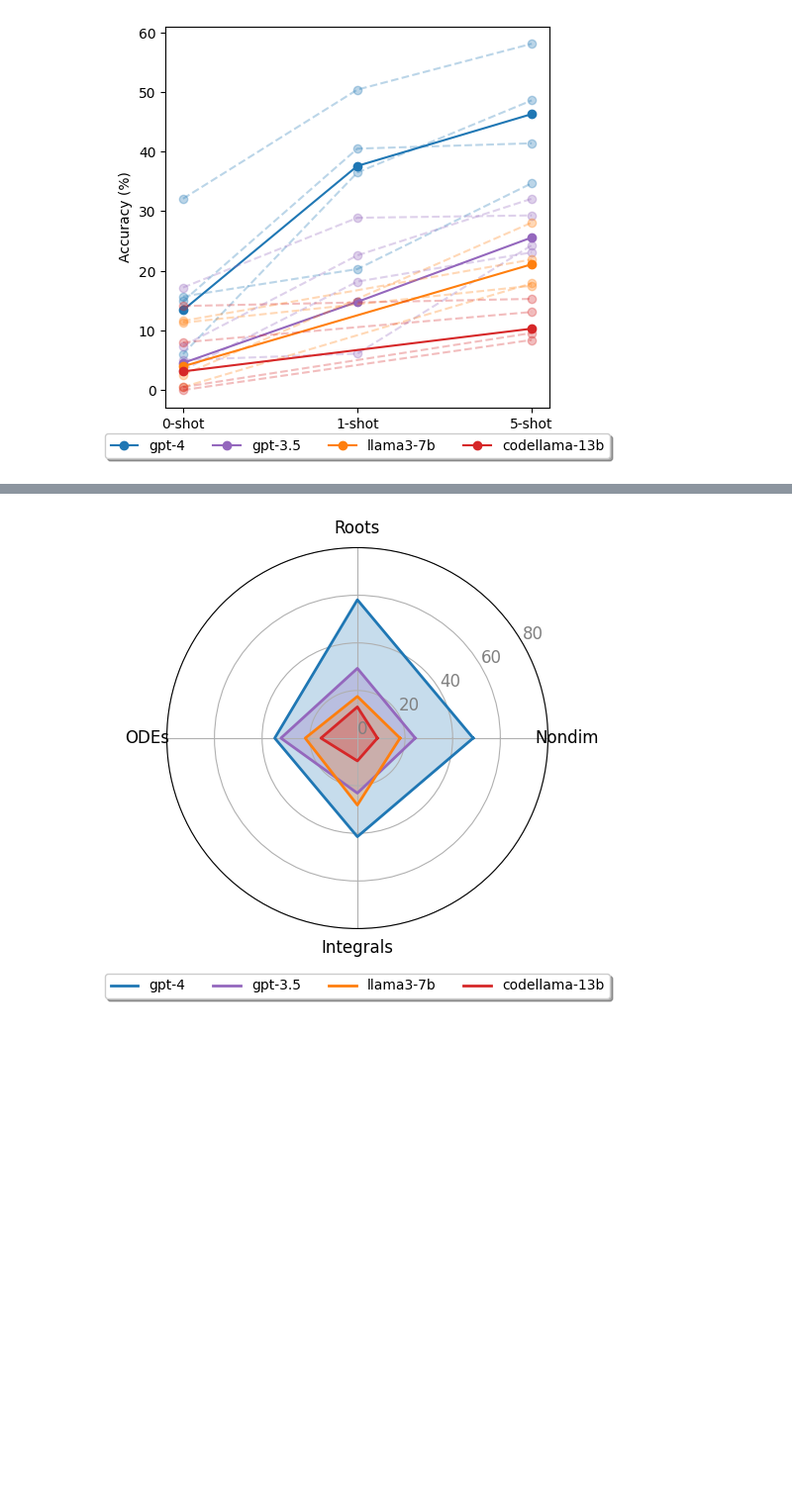
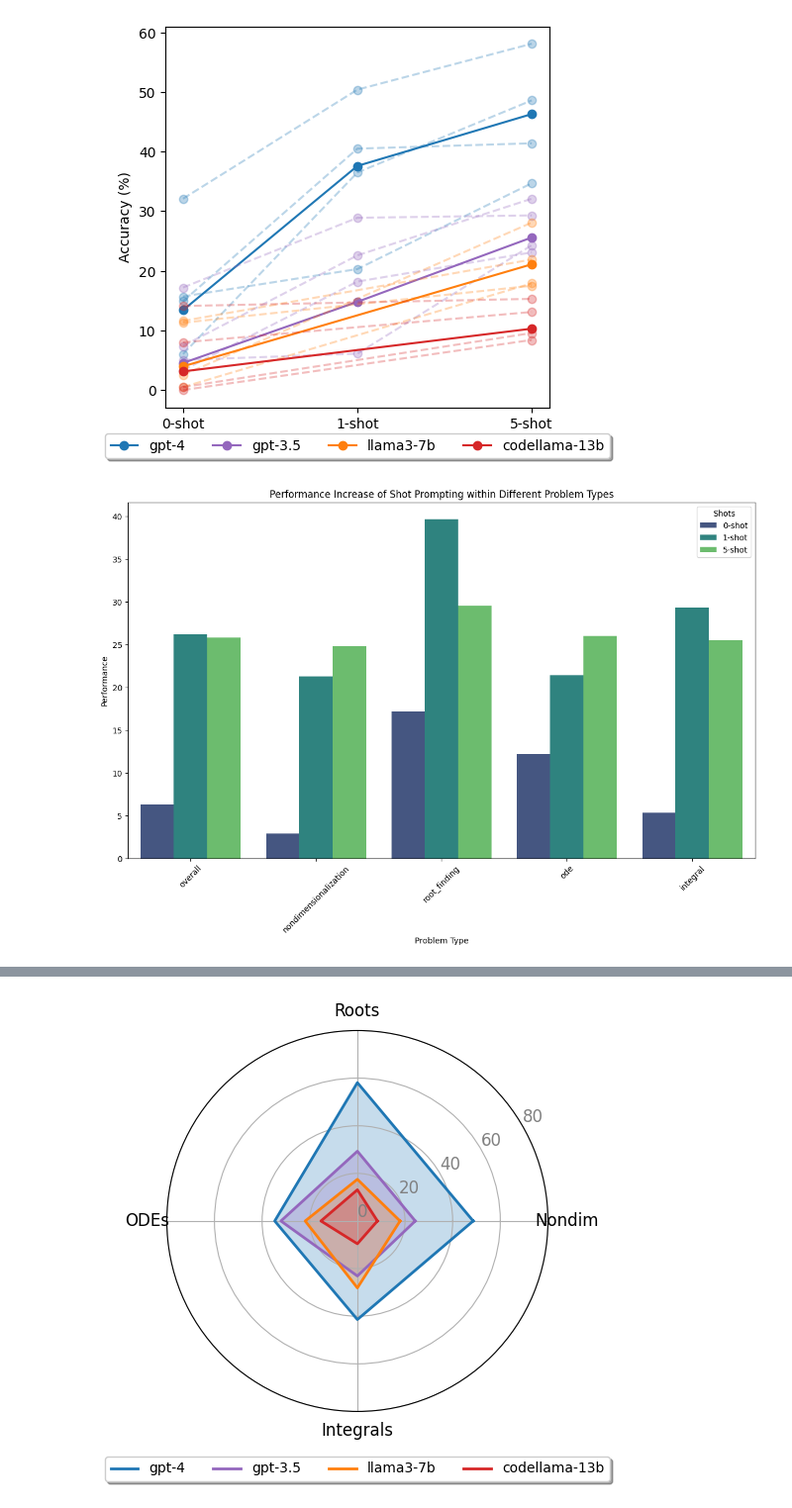
Before and after one commit to sarahmart/HARDMath, a Jupyter notebook: evaluation/paper_plotting.ipynb, the cells around one changed output, grey strips where cells are left out. Shown at 99% size. Cells and saved outputs as stored; diff of their text form; code cells hidden in the pictures; blank space fills up the shorter version.

```diff
--- a/evaluation/paper_plotting.ipynb
+++ b/evaluation/paper_plotting.ipynb
@@ -41,3 +44,22 @@ ax.legend(loc='upper center', bbox_to_anchor=(0.5, -0.05),
 # %% [output]
 <matplotlib.legend.Legend at 0x...>
 [figure]
+# %%
+# Melting the DataFrame to a long format for easier plotting
+df_melted = evalsum_df.melt(id_vars=['problem_type', 'problem_num'], var_name='model_shot', value_name='performance')
+
+# Splitting the 'model_shot' into 'model' and 'shot'
+df_melted[['model', 'shot']] = df_melted['model_shot'].str.split('_', expand=True)
+df_melted['shot'] = df_melted['shot'].replace({'0shot': '0-shot', '1shot': '1-shot', '5shot': '5-shot'})
+
+# Plotting
+plt.figure(figsize=(14, 8))
+sns.barplot(data=df_melted, x='problem_type', y='performance', hue='shot', palette='viridis', errorbar=None)
+plt.title('Performance Increase of Shot Prompting within Different Problem Types')
+plt.xlabel('Problem Type')
+plt.ylabel('Performance')
+plt.legend(title='Shots')
+plt.xticks(rotation=45)
+plt.show()
+# %% [output]
+[figure, added]
```
Also changed, not shown: parts of 23 cells of this notebook, 30 other files.
